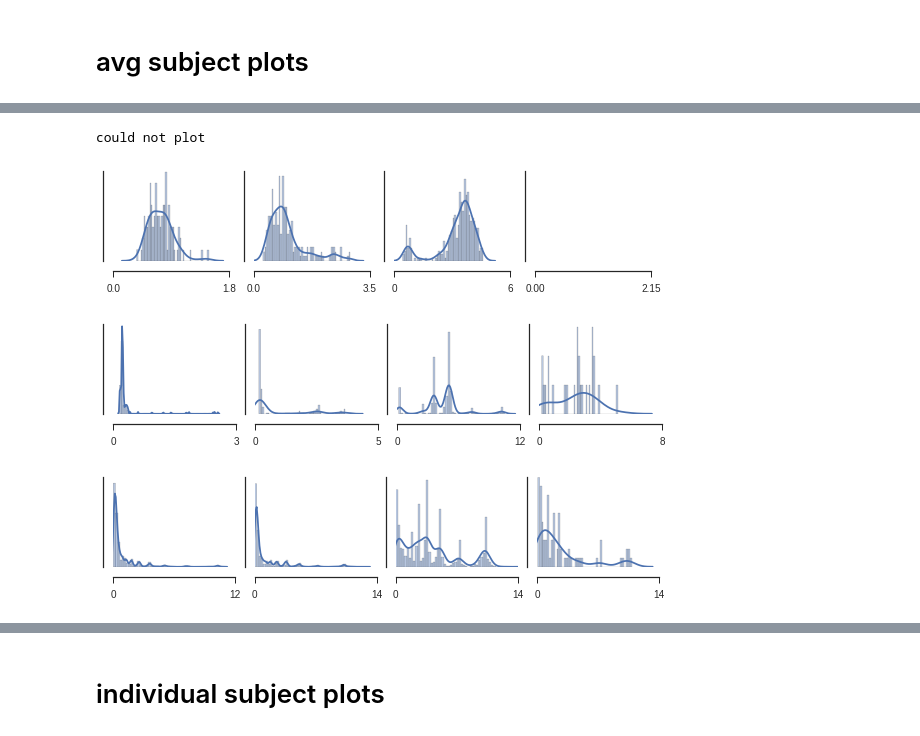
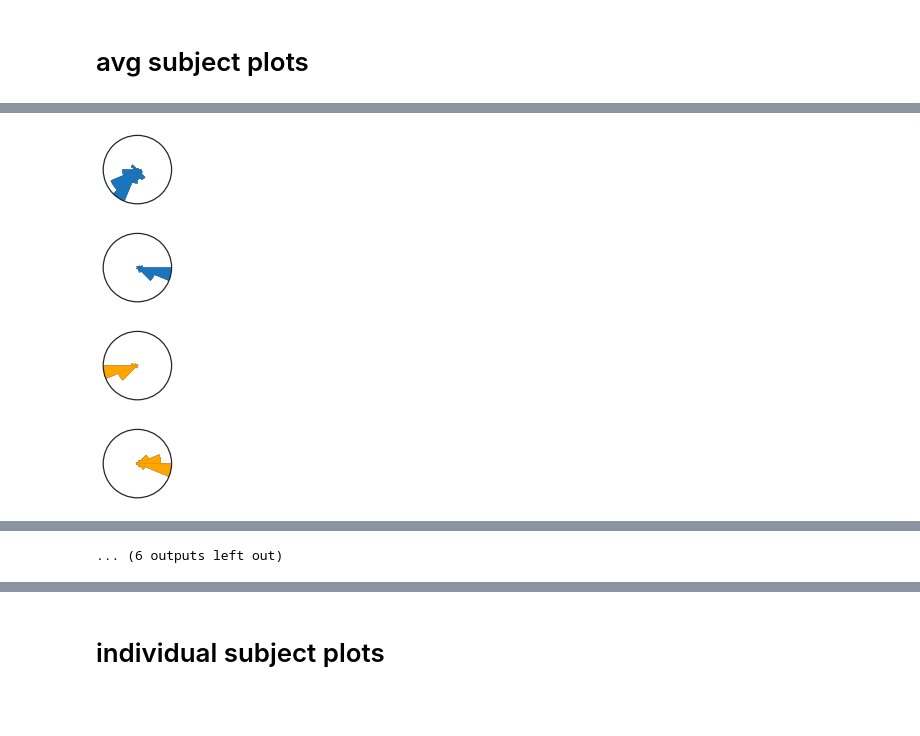
Before and after one commit to daanvanes/hcp_cerebellum_retinotopy, a Jupyter notebook: 3_Figures.ipynb, the cells around one changed output, grey strips where cells are left out. Drawn from its saved outputs; the diff is of its cells as text; code cells hidden in the pictures; blank space fills up the shorter version.

```diff
--- a/3_Figures.ipynb
+++ b/3_Figures.ipynb
@@ -157,9 +121,9 @@ mask_names ={
 'left_VI':1,
 'right_VI':5,
 'left_VIIb':2,
- 'right_VIIb':7,
- 'left_VIIIb':3,
- 'right_VIIIb':6,
+'right_VIIb':7,
+'left_VIIIb':3,
+'right_VIIIb':6,
 'left_crusI':4,
 }
 
@@ -168,7 +132,11 @@ roi_combs = {
     'VIIb':[2,7],
     'VIIIb':[3,6],
     'crus':[4]
+}
 
-}
-roi_order = ['left_VI','left_VIIb','left_VIIIb','left_crusI','right_VI','right_VIIb','right_VIIIb']
-roi_comb_order = ['VI','VIIb','VIIIb','crus']
+stim_radius = 8
+sub_types = ['avg','wavg','per']
+n_vox_per = 250
+
+roi_order = ['left_VI','right_VI','left_VIIb','right_VIIb','left_VIIIb','right_VIIIb']
+roi_comb_order = ['VI','VIIb','VIIIb']
@@ -403,52 +580,49 @@ could not plot
 # %%
-# ecc histogram
-for sub_type in ['wavg','avg','per']:
+# polar histogram
+for sub_type in sub_types:
 
     # first create a plot for the average subject
-    f = pl.figure(figsize=(8,2))
-    for mi,mask in enumerate(roi_comb_order):
+    for mi,mask in enumerate(roi_order):
+        f = pl.figure(figsize=(1.25,1.25))
+        s = f.add_subplot(1,1,1,projection='polar')
+        roimask = (nb.load(os.path.join(out_dir,'masks','cer_retmaps','all_masks_together.nii')).get_data()==(mask_names[mask]))
 
-        s = f.add_subplot(1,4,mi+1)
-#         pl.title(mask)
-        roimask = np.zeros_like(nb.load(os.path.join(out_dir,'masks','cer_retmaps','all_masks_together.nii')).get_data())
 
-        for subroi in roi_combs[mask]:
-            this_mask = (nb.load(os.path.join(out_dir,'masks','cer_retmaps','all_masks_together.nii')).get_data()==subroi)
-            roimask[this_mask] = 1
-
-        roimask = roimask.astype(bool)
-
-#         roimask = (nb.load(os.path.join(out_dir,'masks','cer_retmaps','all_masks_together.nii')).get_data()==(mask_names[mask]))
+        c = get_roi_color(mask)
 
         if sub_type in ['avg','wavg']:
 
             data = nb.load(os.path.join(out_dir,'masked_niftis',masktype,'prfresults_subject_rank_%s.nii'%sub_type)).get_data()
-            eccs = np.ravel(data[roimask,dims['rfsize']])
+            angles = np.ravel(data[roimask,dims['ang']])
 
-#             eccs  = eccs[eccs > 0.1]
         elif sub_type == 'per':
-            all_eccs = []
+            all_angles = []
             for sj in range(181):
 
                 data = nb.load(os.path.join(out_dir,'masked_niftis',masktype,'prfresults_subject_rank_%d.nii'%sj)).get_data()
-                all_eccs.append(np.ravel(data[roimask,dims['rfsize']]))
+                all_angles.append(np.ravel(data[roimask,dims['ang']]))
 
-            eccs = np.ravel(all_eccs)
+            angles = np.ravel(all_angles)
 
-        try:
-            sn.distplot(eccs[~np.isnan(eccs)],bins=50)#,color = ['b'])
-        except:
-            print 'could not plot'
-        pl.xlim(0,s.get_xlim()[1])
-        pl.ylim(0,s.get_ylim()[1])
-        pl.xticks([0,s.get_xlim()[1]])
+        angles = angles[~np.isnan(angles)]
+
+        bins_number = 16
+        bins = np.linspace(0.0, 2 * np.pi, bins_number + 1)
+        radangs = np.radians(angles)
+        n, _, _ = pl.hist(radangs, bins)
+
+        width = 2 * np.pi / bins_number
+        pl.bar(bins[:bins_number], n, width=width, bottom=0.0,ec=c,color=c)
+#         for bar in bars:
+#             bar.set_alpha(0.5)
+        pl.xticks([])
         pl.yticks([])
-        sn.despine(offset=10)
+        pl.ylim(0,np.max(n))
 
-    pl.tight_layout()
-    f.savefig(os.path.join(fig_dir,'size_histograms_%s.pdf'%sub_type))
+        pl.tight_layout()
+        f.savefig(os.path.join(fig_dir,'polar_histograms_%s_%s.pdf'%(sub_type,mask)))
 # %% [output]
-could not plot
-[figure, old version]
+[figure, new version]
-[figure, old version]
+[figure, new version]
-[figure, old version]
+[figure, new version]
+[figure, added]
@@ -454,0 +637 @@ could not plot
+... (6 outputs left out)
```
Also changed, not shown: parts of 15 cells of this notebook, 5 other files.
